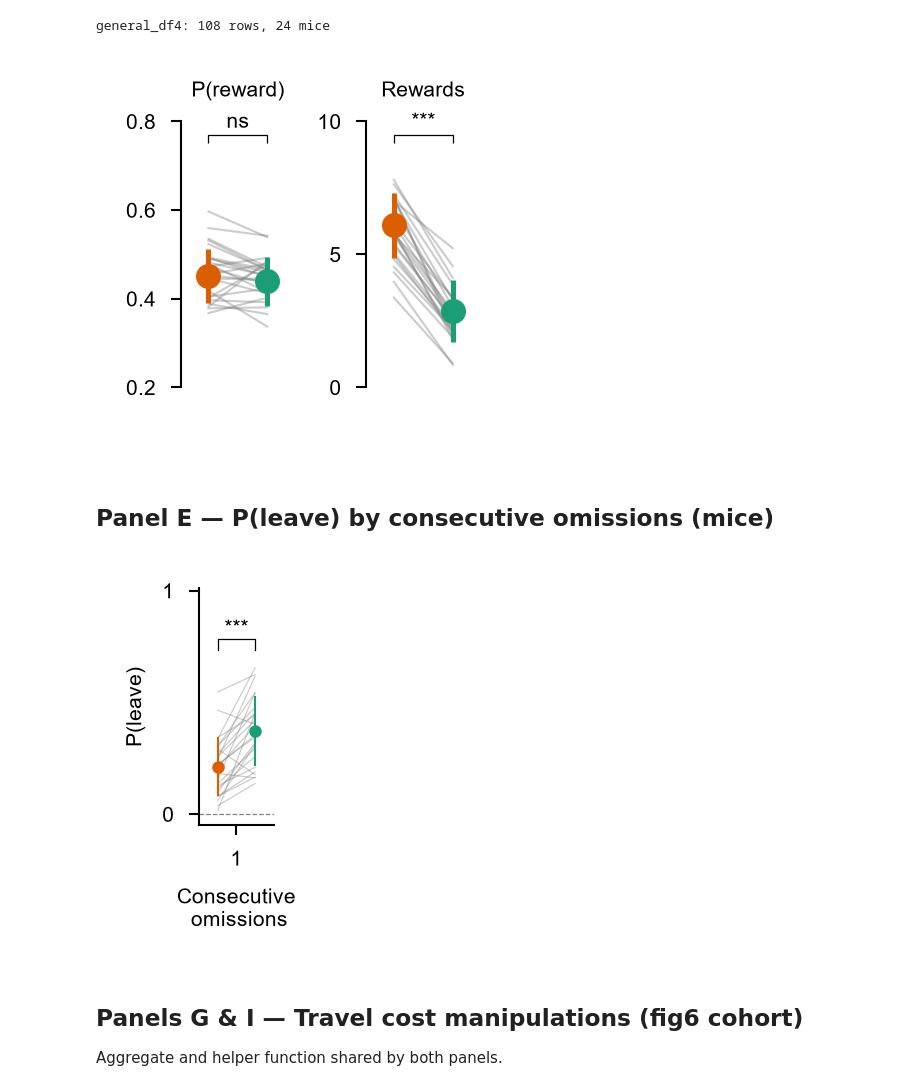
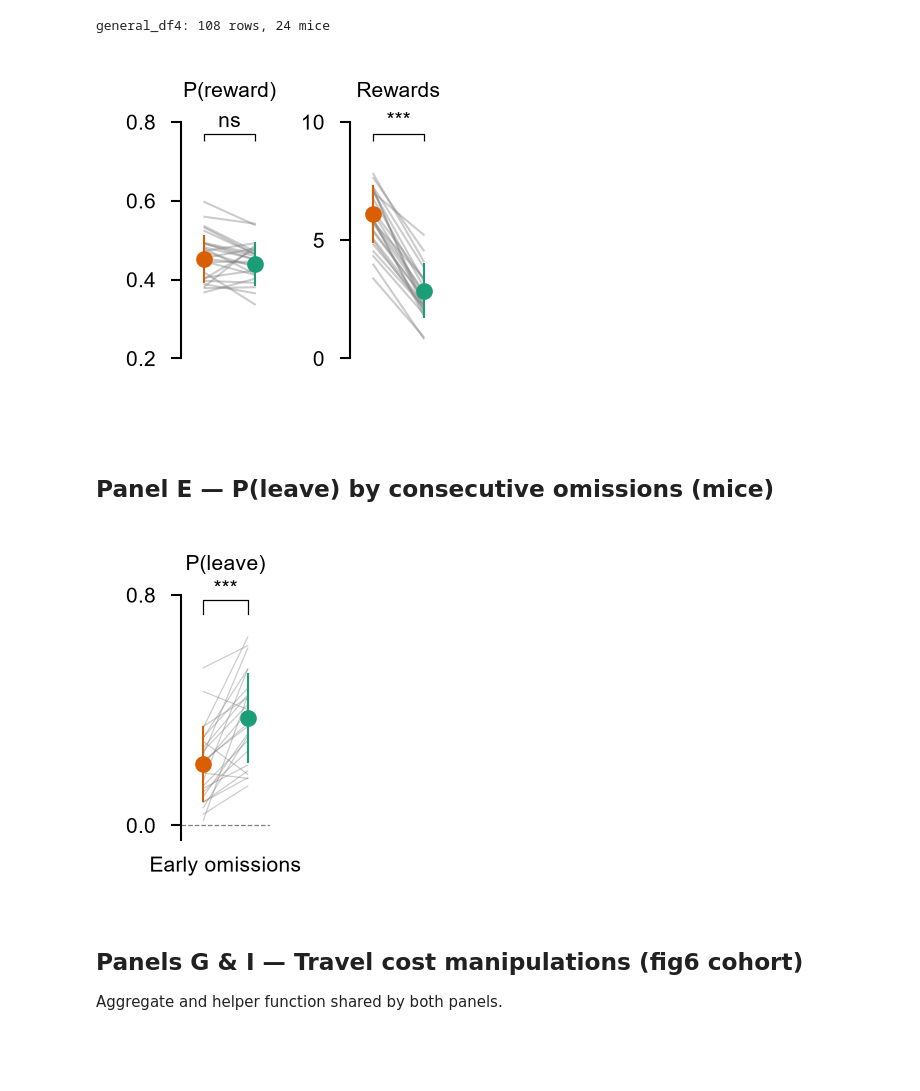
Before and after one commit to lauradriscoll/cosyne2026_adaptive_behavior, a Jupyter notebook: figures/fig2/make_panels_fig2.ipynb, the cells around one changed output. Drawn from its saved outputs; the diff is of its cells as text; code cells hidden in the pictures; blank space fills up the shorter version.

Commit message:
feat: update panels for fig2

```diff
--- a/figures/fig2/make_panels_fig2.ipynb
+++ b/figures/fig2/make_panels_fig2.ipynb
@@ -254,7 +252,7 @@ general_df4: 108 rows, 24 mice
 # %%
 # --- Panel C: 6-metric comparison (2 × 3 multi-panel) ---
 apply_style()
-fig, axes = panel_fig("fig2_C", nrows=1, ncols=2)
+fig, axes = panel_fig("fig2_B", nrows=1, ncols=2)
 axes = axes.flatten()
 
 metric_cfg = [
@@ -284,9 +282,9 @@ for ax, (var, title, ylim, yticks) in zip(axes, metric_cfg):
 
 plt.tight_layout()
 plt.show()
-save_panel(fig, PANELS_DIR / "fig2_C.pdf")
+save_panel(fig, PANELS_DIR / "fig2_B.pdf")
 # %% [output]
-[figure, old version]
+[figure, new version]
 # %% [markdown]
 ## Panel E — P(leave) by consecutive omissions (mice)
 # %%
@@ -325,7 +323,7 @@ cf_list = [1]
 plot_sub = plot[plot["consecutive_failures"].isin(cf_list)]
 wide_sub = wide[wide["consecutive_failures"].isin(cf_list)]
 
-fig, ax = panel_fig("fig2_D")
+fig, ax = panel_fig("fig2_C")
 hue_order = ["90", "60"]
 palette_f = {"90": color1, "60": color2}
 x_ticks = sorted(plot_sub["consecutive_failures"].unique())
@@ -351,43 +349,42 @@ for hue in hue_order:
     for cf in x_ticks:
         subset = plot_sub[
             (plot_sub["consecutive_failures"] == cf) & (plot_sub["patch_label"] == hue)
         ]["leave_probability"]
         if subset.empty:
             continue
         x_pos = tick_to_int[cf] + hue_offset[hue]
         ax.errorbar(
             x_pos, subset.mean(), yerr=subset.std(),
-            fmt="o", color=palette_f[hue], markersize=2,
+            fmt="o", color=palette_f[hue], markersize=3,
             capsize=0, capthick=0, elinewidth=0.5, zorder=10,
             label=hue if cf == x_ticks[0] else "",
         )
 
 bracket_h, y_pad = 0.05, 0.08
 for cf, p in {k: v for k, v in pvals.items() if k in cf_list}.items():
     if pd.isna(p):
         continue
     sig = "***" if p < 0.001 else ("**" if p < 0.01 else ("*" if p < 0.05 else "ns"))
     xi = tick_to_int[cf]
     x1, x2 = xi + hue_offset["90"], xi + hue_offset["60"]
     y_top = plot_sub.loc[plot_sub["consecutive_failures"] == cf, "leave_probability"].max()
     y_bar = y_top + y_pad
     ax.plot([x1, x1, x2, x2], [y_bar, y_bar + bracket_h, y_bar + bracket_h, y_bar], color="black")
     ax.text((x1 + x2) / 2, y_bar + bracket_h, sig, ha="center", va="bottom")
 
-ax.set_xticks(range(len(x_ticks)))
-ax.set_xticklabels([int(x) for x in x_ticks])
+ax.set_xticks([])  # no x ticks or labels
 ax.set_xlim(x_lim)
-ax.set_ylim(-0.05, 1.01)
-ax.set_yticks([0, 1])
-ax.set_xlabel("Consecutive\n omissions")
-ax.set_ylabel("P(leave)")
+ax.set_ylim(-0.05, 0.8)
+ax.set_yticks([0, 0.8])
+ax.set_xlabel("Early omissions")
+ax.set_title("P(leave)")
 ax.hlines(0, x_lim[0], x_lim[1], colors="grey", linestyles="dashed")
-sns.despine(ax=ax)
+sns.despine(ax=ax, bottom=True)  # also hide the x axis line
 plt.tight_layout()
 plt.show()
-save_panel(fig, PANELS_DIR / "fig2_D.pdf")
+save_panel(fig, PANELS_DIR / "fig2_C.pdf")
 # %% [output]
-[figure, old version]
+[figure, new version]
 # %% [markdown]
 ## Panels G & I — Travel cost manipulations (fig6 cohort)
 
```
Also changed, not shown: parts of 8 cells of this notebook, 31 other files.
